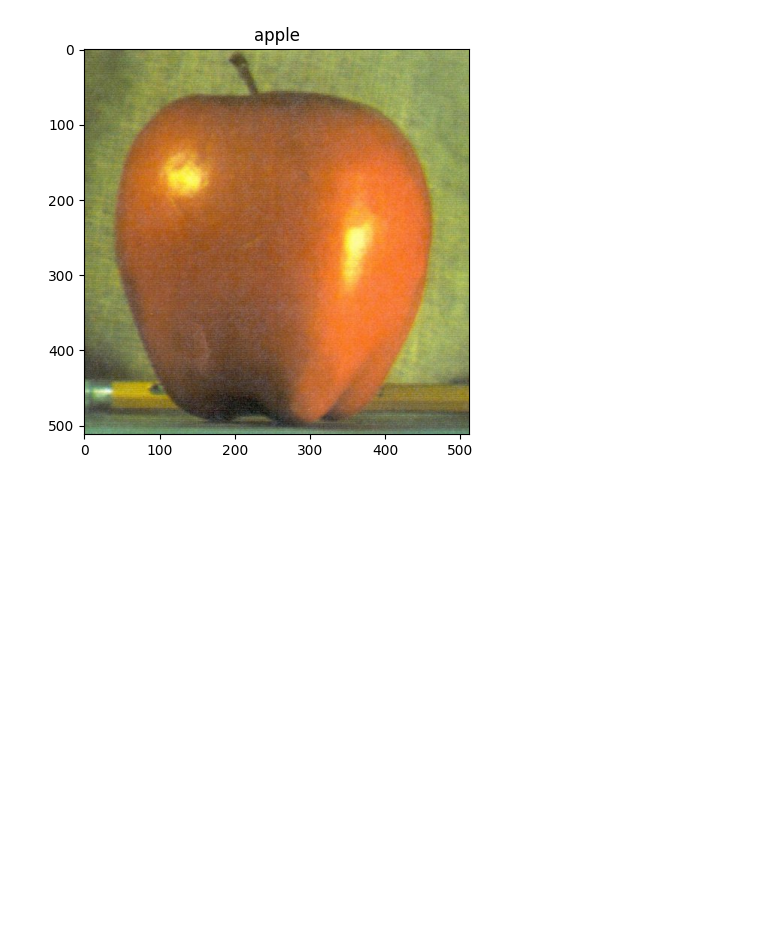
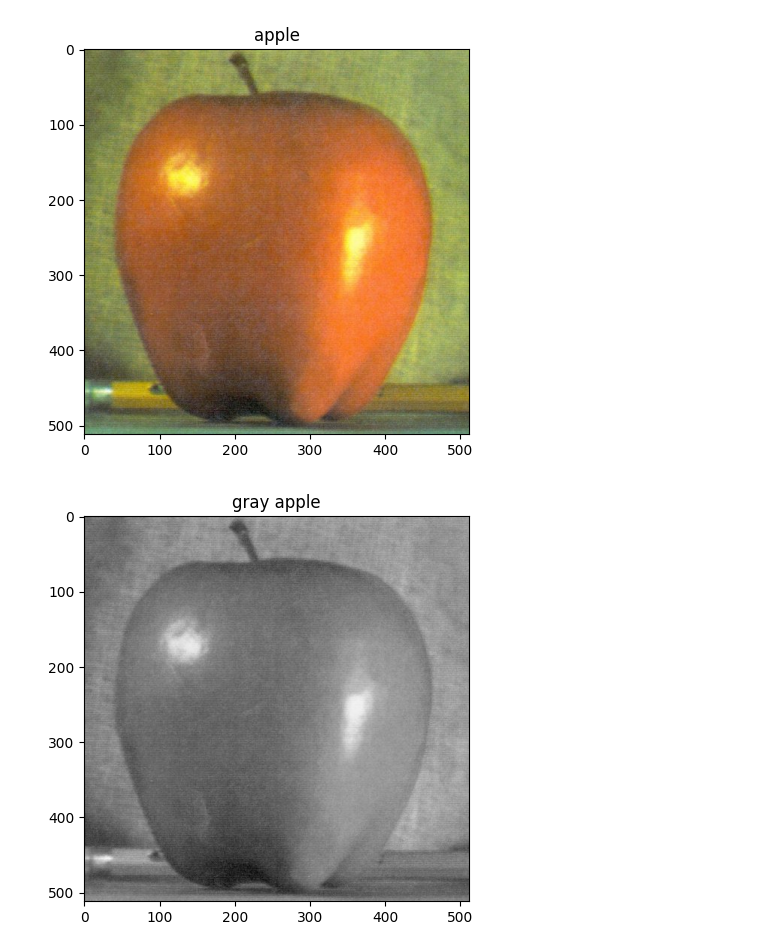
Before and after one commit to maxprogrammer007/Computer-Vision, a Jupyter notebook: 01_Image_Operations/02_grayscaling_images_opencv.ipynb, the cells around one changed output. Cells and saved outputs as stored; diff of their text form; code cells hidden in the pictures; blank space fills up the shorter version.

```diff
--- a/01_Image_Operations/02_grayscaling_images_opencv.ipynb
+++ b/01_Image_Operations/02_grayscaling_images_opencv.ipynb
@@ -17,3 +17,10 @@ image = cv2.imread('C:\\Users\\abhin\\OneDrive\\Documents\\GitHub\\Computer-Visi
 imshow('apple',image,size=5)
 # %% [output]
 [figure]
+# %%
+# gray image
+
+gray_image = cv2.cvtColor(image,cv2.COLOR_BGR2GRAY)
+imshow('gray apple',gray_image,size=5)
+# %% [output]
+[figure, added]
```
